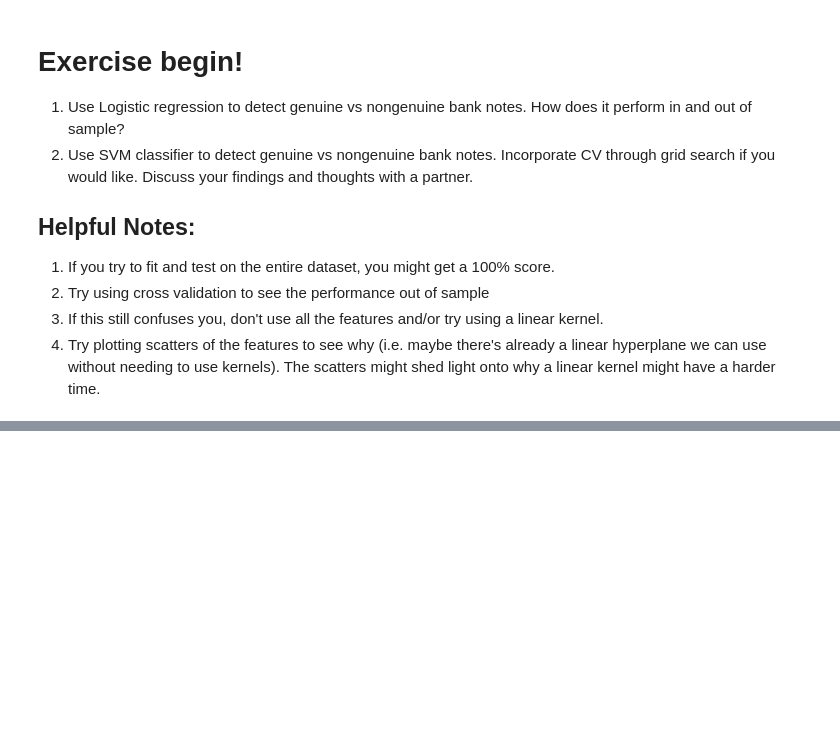
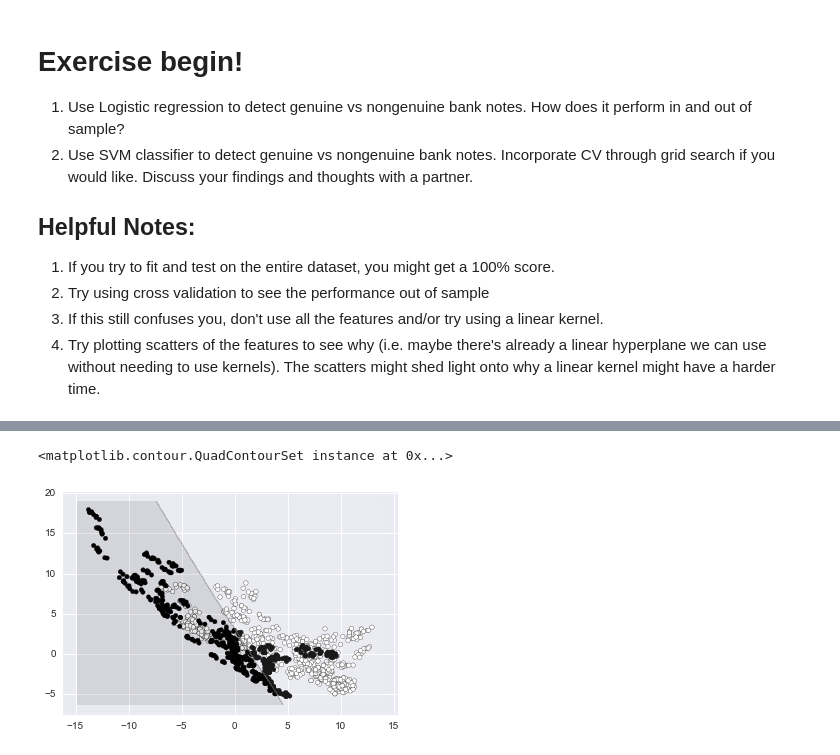
Before and after one commit to brianchandbound/ga-ds, a Jupyter notebook: 11_svm/11_02_banknotes.ipynb, the cells around one changed output, grey strips where cells are left out. Cells and saved outputs as stored; diff of their text form; code cells hidden in the pictures; blank space fills up the shorter version.

```diff
--- a/11_svm/11_02_banknotes.ipynb
+++ b/11_svm/11_02_banknotes.ipynb
@@ -47,0 +126,6 @@ y = data.ix[:,-1]
+# %%
+plt.scatter(X.ix[:,0],X.ix[:,1],c=y)
+plt.contourf(xx,yy, zz.reshape(xx.shape),alpha=.1)
+# %% [output]
+<matplotlib.contour.QuadContourSet instance at 0x...>
+[figure, added]
```
Also changed, not shown: parts of 17 cells of this notebook, 2 other files.
